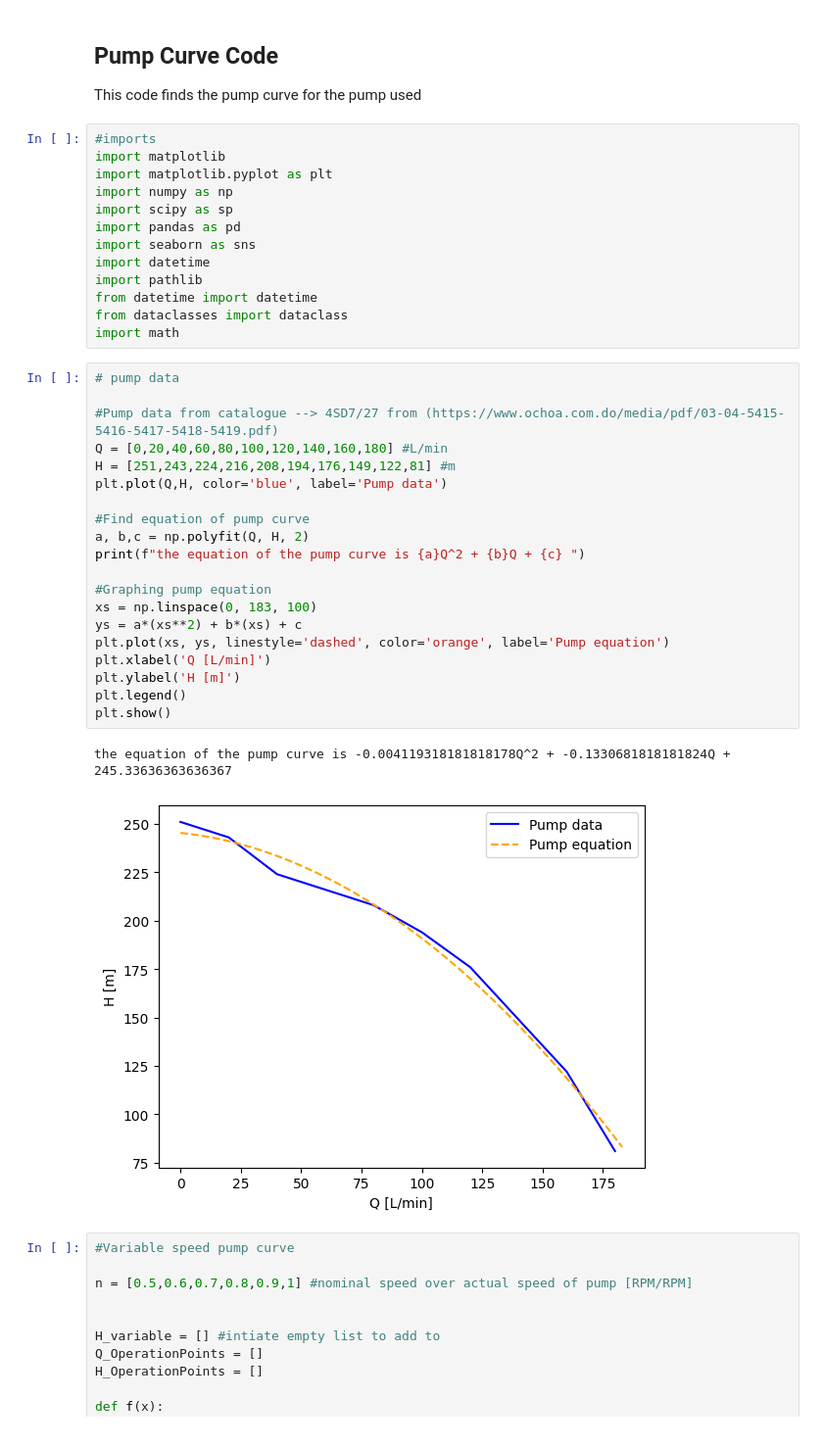
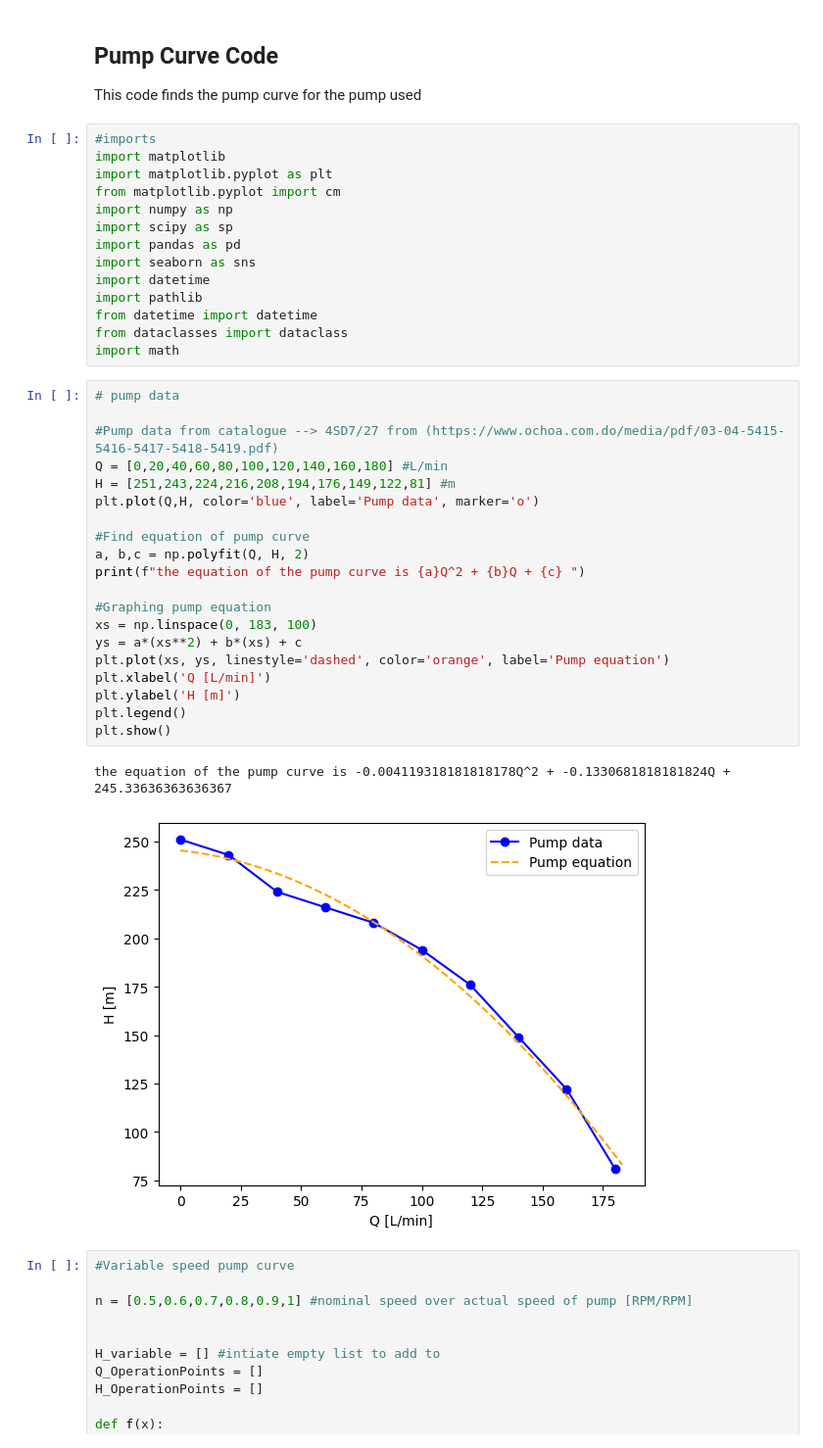
Before and after one commit to mascholten123/Code, a Jupyter notebook: pumpCode/PumpCurve.ipynb, the cells around one changed output. Shown at 98% size. Cells and saved outputs as stored; diff of their text form.

```diff
--- a/pumpCode/PumpCurve.ipynb
+++ b/pumpCode/PumpCurve.ipynb
@@ -6,6 +6,7 @@ This code finds the pump curve for the pump used
 #imports
 import matplotlib
 import matplotlib.pyplot as plt
+from matplotlib.pyplot import cm
 import numpy as np
 import scipy as sp
 import pandas as pd
@@ -18,26 +19,26 @@ import math
 # %%
 # pump data
 
 #Pump data from catalogue --> 4SD7/27 from (https://www.ochoa.com.do/media/pdf/03-04-5415-5416-5417-5418-5419.pdf)
 Q = [0,20,40,60,80,100,120,140,160,180] #L/min
 H = [251,243,224,216,208,194,176,149,122,81] #m
-plt.plot(Q,H, color='blue', label='Pump data')
+plt.plot(Q,H, color='blue', label='Pump data', marker='o')
 
 #Find equation of pump curve
 a, b,c = np.polyfit(Q, H, 2)
 print(f"the equation of the pump curve is {a}Q^2 + {b}Q + {c} ")
 
 #Graphing pump equation
 xs = np.linspace(0, 183, 100)
 ys = a*(xs**2) + b*(xs) + c
 plt.plot(xs, ys, linestyle='dashed', color='orange', label='Pump equation')
 plt.xlabel('Q [L/min]')
 plt.ylabel('H [m]')
 plt.legend()
 plt.show()
 # %% [output]
 the equation of the pump curve is -0.004119318181818178Q^2 + -0.1330681818181824Q + 245.33636363636367
-[figure, old version]
+[figure, new version]
 # %%
 #Variable speed pump curve
 
```
Also changed, not shown: parts of 2 cells of this notebook.
